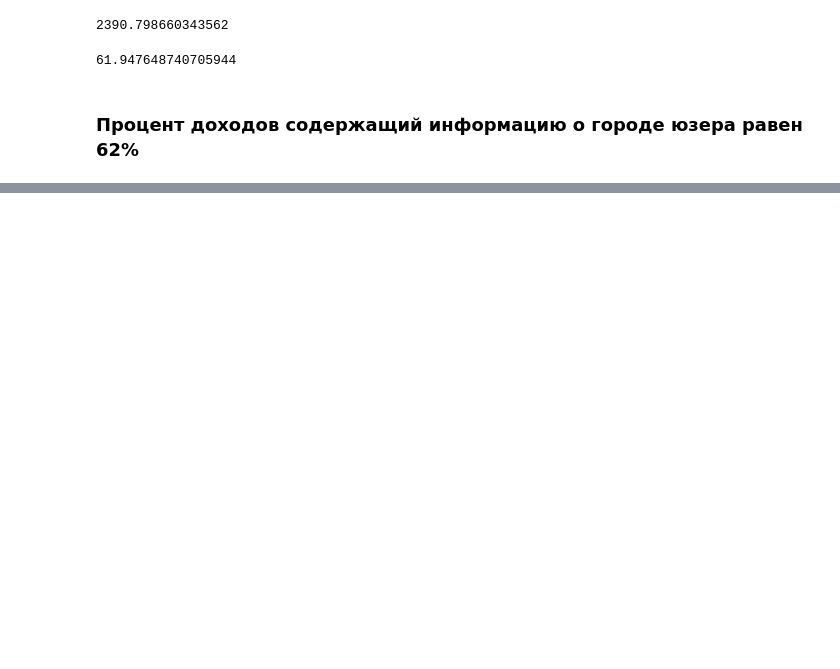
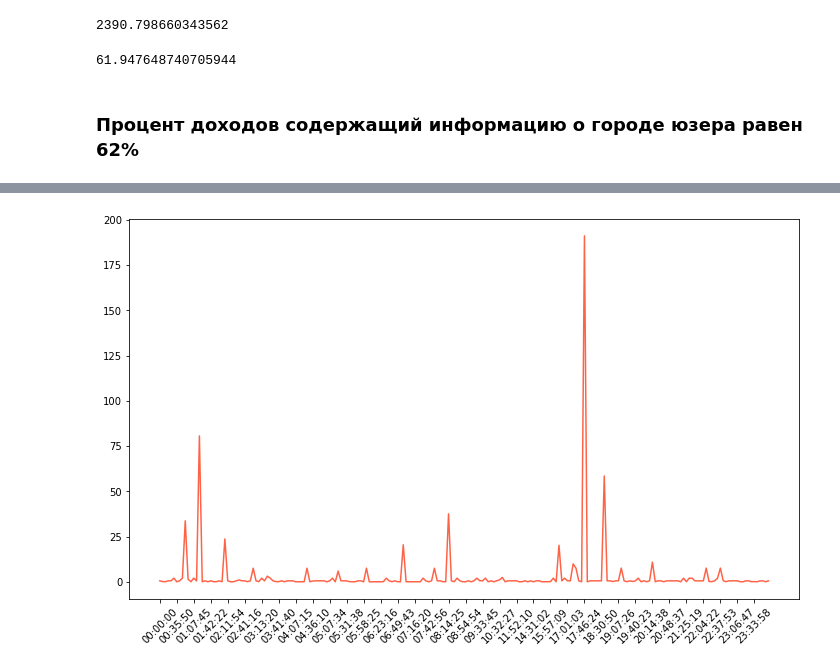
Before and after one commit to AnastasiaFigurova/Test, a Jupyter notebook: Test.ipynb, the cells around one changed output, grey strips where cells are left out. Drawn from its saved outputs; the diff is of its cells as text; code cells hidden in the pictures; blank space fills up the shorter version.

```diff
--- a/Test.ipynb
+++ b/Test.ipynb
@@ -421,0 +458,8 @@ df = data.dropna(axis = 0)
+# %%
+plt.figure(figsize=(12, 7))
+plt.plot(x1[0:len(x1):1000], y1[0:len(y1):1000], color = "tomato")
+plt.tick_params(axis = "x", labelrotation = 45)
+plt.xticks(np.arange(0, len(x1[0:len(x1):1000]), 6))
+plt.show()
+# %% [output]
+[figure, added]
```
Also changed, not shown: parts of 14 cells of this notebook.
